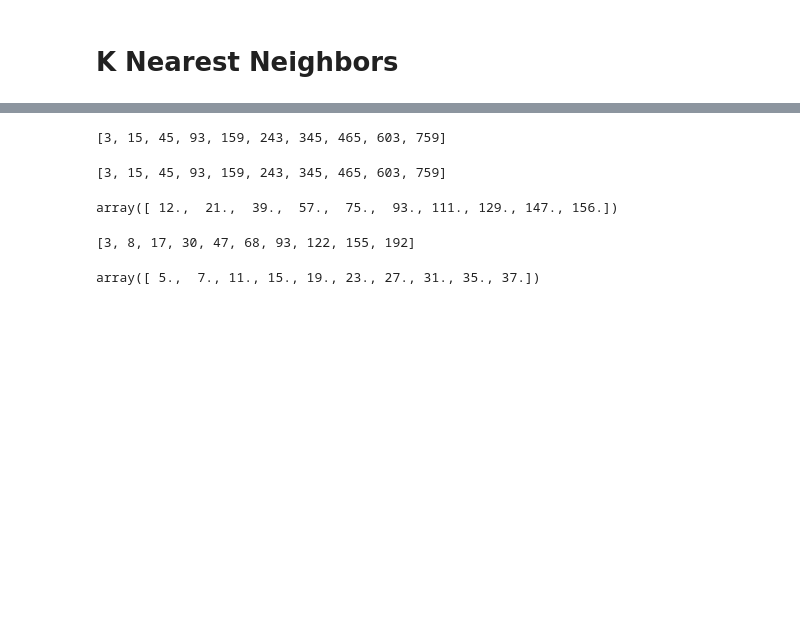
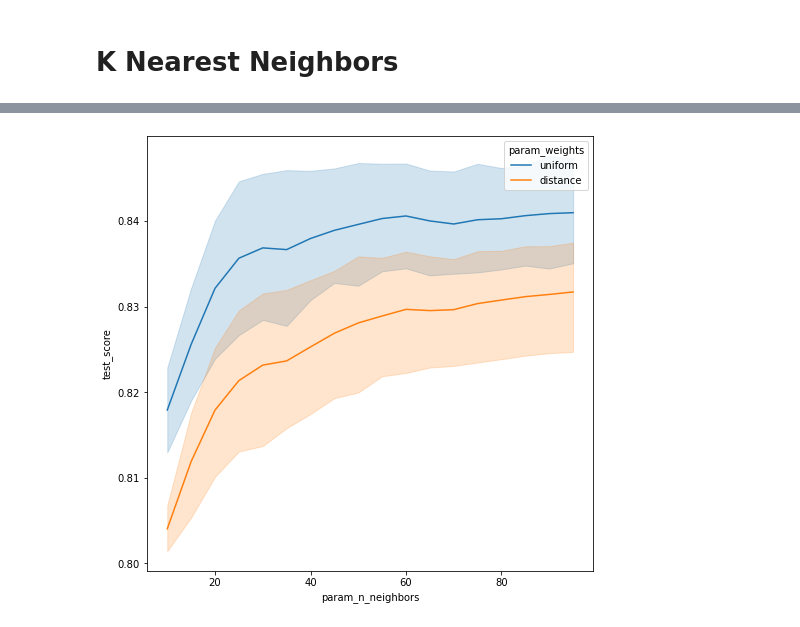
Before and after one commit to Jeff-ChenFan-Wang/TelecomChurnAnalysis, a Jupyter notebook: Model.ipynb, the cells around one changed output, grey strips where cells are left out. Drawn from its saved outputs; the diff is of its cells as text; code cells hidden in the pictures; blank space fills up the shorter version.

```diff
--- a/Model.ipynb
+++ b/Model.ipynb
@@ -116,18 +118,8 @@ knn = KNeighborsClassifier()
 knn_grid_cv = GridSearchCV(
     knn,
     {
-        'n_neighbors':range(5,50,2),
+        'n_neighbors':range(10,100,5),
         'weights':['uniform','distance']
     },
     scoring='roc_auc',cv=5)
 knn_grid_cv.fit(log_x_train,y_train)
-cvDat = pd.DataFrame(knn_grid_cv.cv_results_)
-cv_tst_score_cols = cvDat.columns[
-    cvDat.columns.str.contains('split[0-9]_test_score',regex=True)
-]
-explode_cv_dat = cvDat[['param_n_neighbors','param_weights']].join(
-        cvDat.apply(
-            lambda row: row[cv_tst_score_cols].to_numpy(),
-            axis=1
-        ).rename('test_score')
-    ).explode('test_score')
@@ -197,23 +126,4 @@ dtype: float64
-# %%
-[ 9*x*x+3*x+3 for x in range(0,10)]
-# %% [output]
-[3, 15, 45, 93, 159, 243, 345, 465, 603, 759]
-# %%
-[ 9*x*x+3*x+3 for x in range(0,10)]
-# %% [output]
-[3, 15, 45, 93, 159, 243, 345, 465, 603, 759]
-# %%
-np.gradient([ 9*x*x+3*x+3 for x in range(0,10)])/np.gradient([i for i in range(0,10)])
-# %% [output]
-array([ 12.,  21.,  39.,  57.,  75.,  93., 111., 129., 147., 156.])
-# %%
-[2*x*x+3*x+3 for x in range(0,10)]
-# %% [output]
-[3, 8, 17, 30, 47, 68, 93, 122, 155, 192]
-# %%
-(
-    np.gradient([2*x*x+3*x+3 for x in range(0,10)])
-    /np.gradient([i for i in range(0,10)])
-)
-# %% [output]
-array([ 5.,  7., 11., 15., 19., 23., 27., 31., 35., 37.])
+# %%
+graph_cv_results(knn_grid_cv.cv_results_,x='param_n_neighbors',hue='param_weights')
+# %% [output]
+[figure, added]
```
Also changed, not shown: parts of 15 cells of this notebook, 5 other files.
